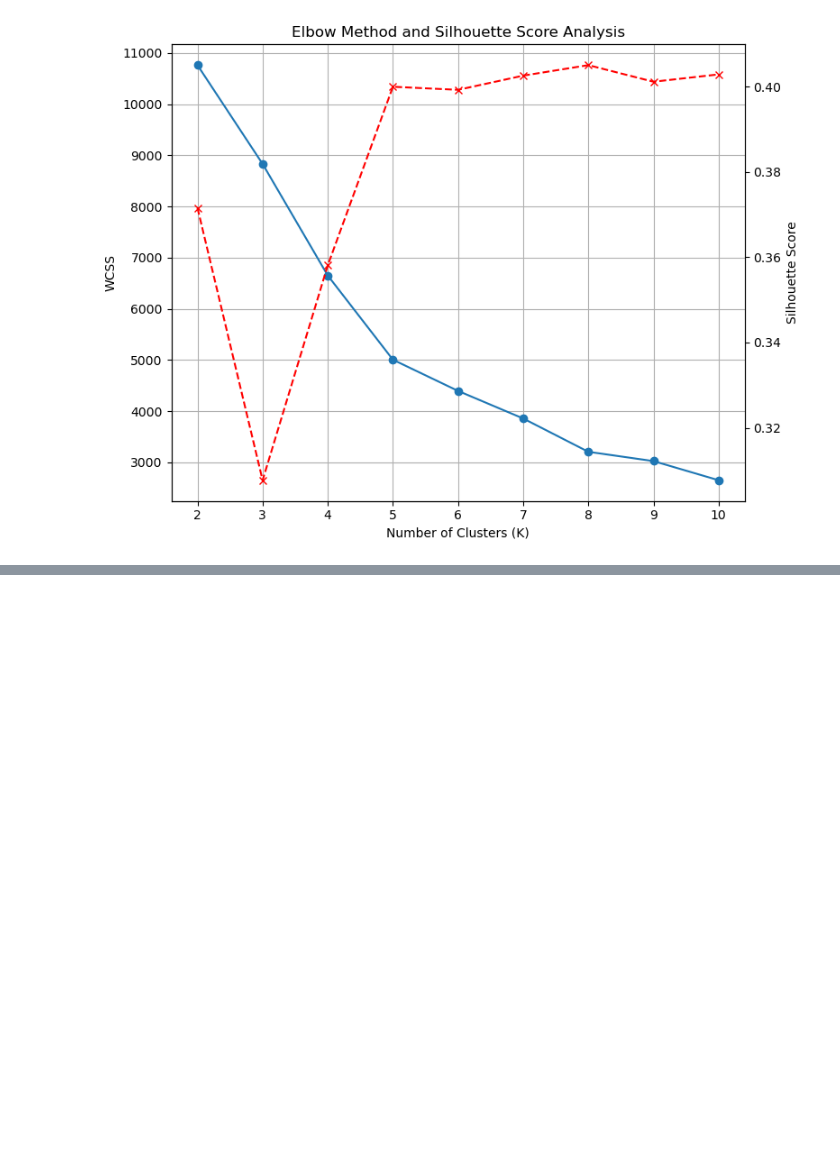
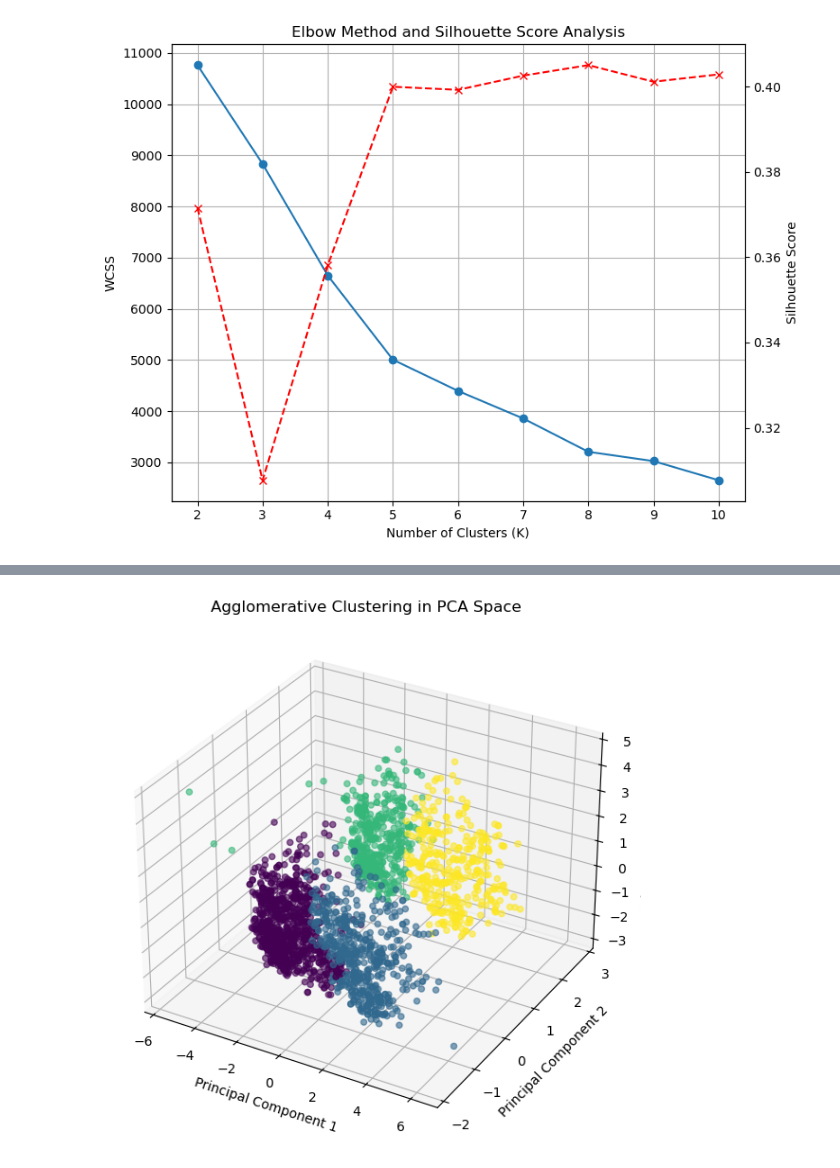
Before and after one commit to yashpal0502/SmartCart-Clustering-System, a Jupyter notebook: notebooks/01 - data_preprocessing.ipynb, the cells around one changed output, grey strips where cells are left out. Drawn from its saved outputs; the diff is of its cells as text; code cells hidden in the pictures; blank space fills up the shorter version.

```diff
--- a/notebooks/01 - data_preprocessing.ipynb
+++ b/notebooks/01 - data_preprocessing.ipynb
@@ -547,0 +583,33 @@ plt.show()
+# %%
+# Agglomerative Clustering
+from sklearn.cluster import AgglomerativeClustering
+
+agg_clf = AgglomerativeClustering(n_clusters=4, linkage="ward")
+labels_agg = agg_clf.fit_predict(X_pca)
+
+# Plot
+fig = plt.figure(figsize=(8, 6))
+ax = fig.add_subplot(111, projection="3d")
+
+ax.scatter(
+    X_pca[:, 0],
+    X_pca[:, 1],
+    X_pca[:, 2],
+    c=labels_agg,
+    alpha=0.6
+)
+
+ax.set_xlabel("Principal Component 1")
+ax.set_ylabel("Principal Component 2")
+ax.set_zlabel("Principal Component 3")
+ax.set_title("Agglomerative Clustering in PCA Space")
+
+plt.tight_layout()
+plt.savefig(
+    "../visualizations/clustering/agglomerative_3d.png",
+    dpi=150,
+    bbox_inches="tight"
+)
+plt.show()
+# %% [output]
+[figure, added]
```
Also changed, not shown: parts of 2 cells of this notebook, 2 other files.
